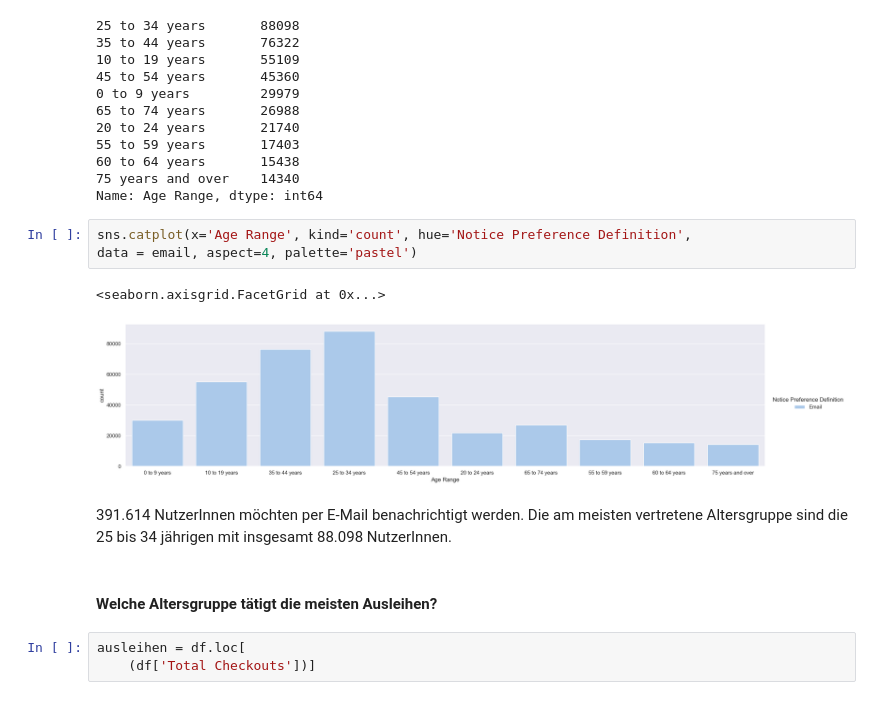
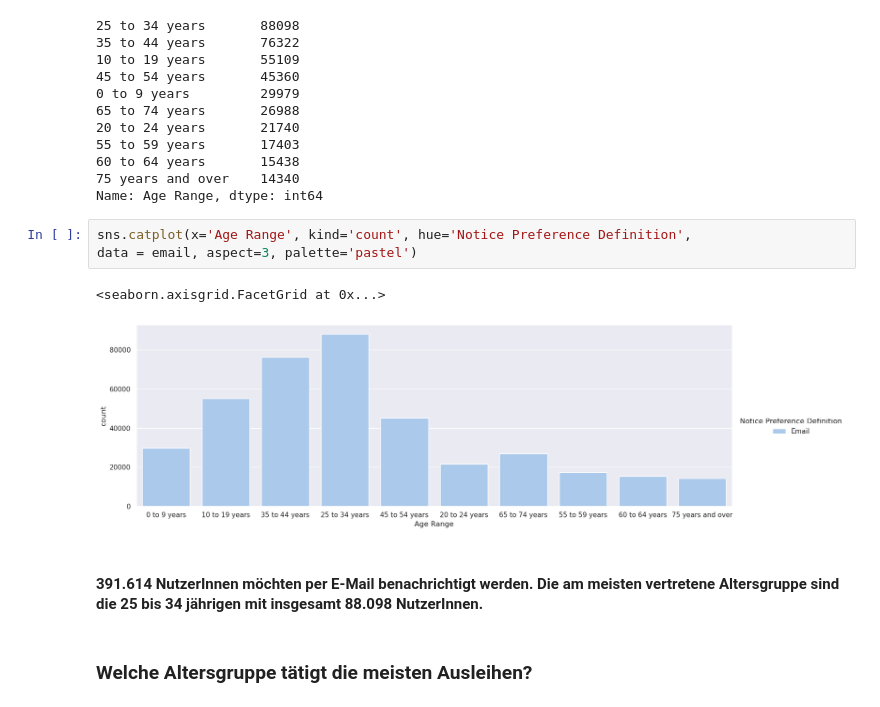
Before and after one commit to anna-leida/2022-2023-Data_Librarian_Anna-Leida_Kornas, a Jupyter notebook: Modul_3/notebooks/3.3_Projektaufgabe.ipynb, the cells around one changed output. Drawn from its saved outputs; the diff is of its cells as text.

```diff
--- a/Modul_3/notebooks/3.3_Projektaufgabe.ipynb
+++ b/Modul_3/notebooks/3.3_Projektaufgabe.ipynb
@@ -55,14 +55,11 @@ email['Age Range'].value_counts()
 Name: Age Range, dtype: int64
 # %%
 sns.catplot(x='Age Range', kind='count', hue='Notice Preference Definition',
-data = email, aspect=4, palette='pastel')
+data = email, aspect=3, palette='pastel')
 # %% [output]
 <seaborn.axisgrid.FacetGrid at 0x...>
-[figure, old version]
+[figure, new version]
 # %% [markdown]
-391.614 NutzerInnen möchten per E-Mail benachrichtigt werden. Die am meisten vertretene Altersgruppe sind die 25 bis 34 jährigen mit insgesamt 88.098 NutzerInnen.
+#### 391.614 NutzerInnen möchten per E-Mail benachrichtigt werden. Die am meisten vertretene Altersgruppe sind die 25 bis 34 jährigen mit insgesamt 88.098 NutzerInnen.
 # %% [markdown]
-#### Welche Altersgruppe tätigt die meisten Ausleihen?
+### Welche Altersgruppe tätigt die meisten Ausleihen?
-# %%
-ausleihen = df.loc[
-    (df['Total Checkouts'])]
```
Also changed, not shown: parts of 14 cells of this notebook.
